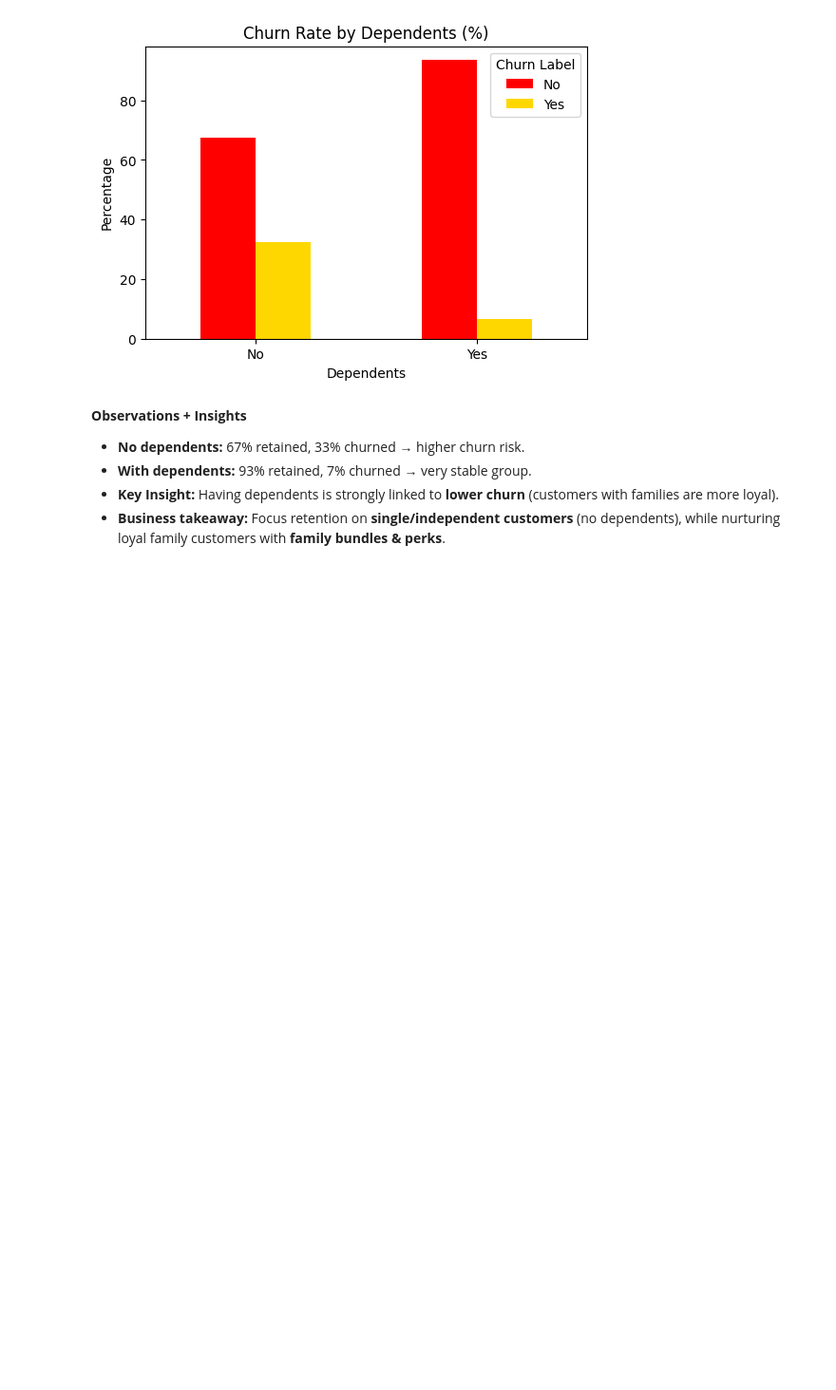
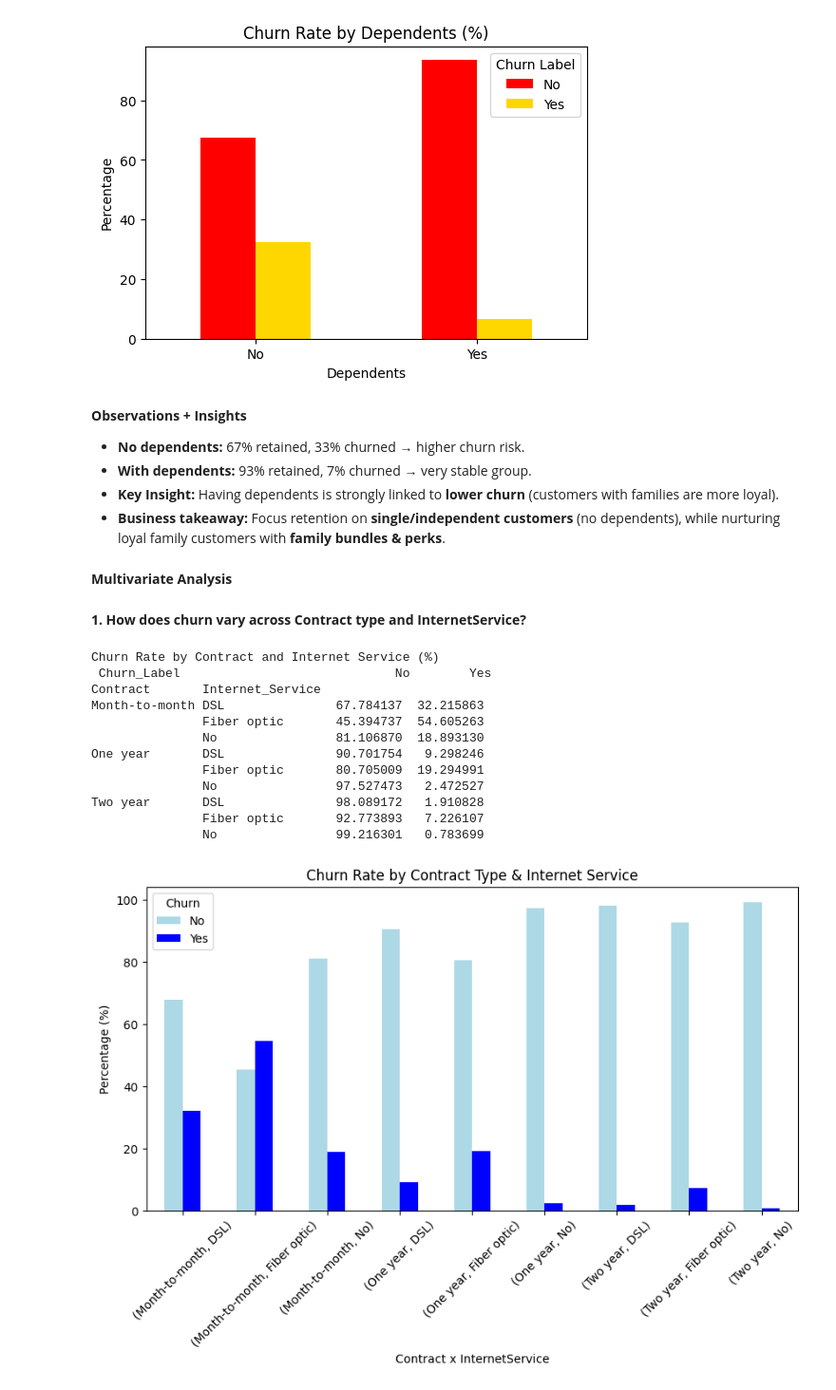
Before and after one commit to mariamkhan04/Telco-Customer-Churn---EDA-and-ML, a Jupyter notebook: customerChurn.ipynb, the cells around one changed output. Shown at 95% size. Saved outputs shown, nothing was run; the diff lists cells and outputs as text; code cells hidden in the pictures; blank space fills up the shorter version.

Commit message:
eda: till multivariate analysis

```diff
--- a/customerChurn.ipynb
+++ b/customerChurn.ipynb
@@ -908,3 +908,40 @@ Yes          93.484942   6.515058
 - **With dependents:** 93% retained, 7% churned → very stable group.
 - **Key Insight:** Having dependents is strongly linked to **lower churn** (customers with families are more loyal).
 - **Business takeaway:** Focus retention on **single/independent customers** (no dependents), while nurturing loyal family customers with **family bundles & perks**.
+# %% [markdown]
+**Multivariate Analysis**
+# %% [markdown]
+**1. How does churn vary across Contract type and InternetService?**
+# %%
+contract_internet_churn = pd.crosstab(
+    [customer_churn_df['Contract'], customer_churn_df['Internet_Service']],
+    customer_churn_df['Churn_Label'],
+    normalize='index'
+) * 100
+
+print("\nChurn Rate by Contract and Internet Service (%)\n", contract_internet_churn)
+
+contract_internet_churn.plot(
+    kind="bar", figsize=(10,5),
+    color=["lightblue","blue"]
+)
+plt.title("Churn Rate by Contract Type & Internet Service")
+plt.ylabel("Percentage (%)")
+plt.xlabel("Contract x InternetService")
+plt.legend(title="Churn")
+plt.xticks(rotation=45)
+plt.show()
+# %% [output]
+Churn Rate by Contract and Internet Service (%)
+ Churn_Label                             No        Yes
+Contract       Internet_Service
+Month-to-month DSL               67.784137  32.215863
+               Fiber optic       45.394737  54.605263
+               No                81.106870  18.893130
+One year       DSL               90.701754   9.298246
+               Fiber optic       80.705009  19.294991
+               No                97.527473   2.472527
+Two year       DSL               98.089172   1.910828
+               Fiber optic       92.773893   7.226107
+               No                99.216301   0.783699
+[figure, added]
```
Also changed, not shown: parts of 13 cells of this notebook.
